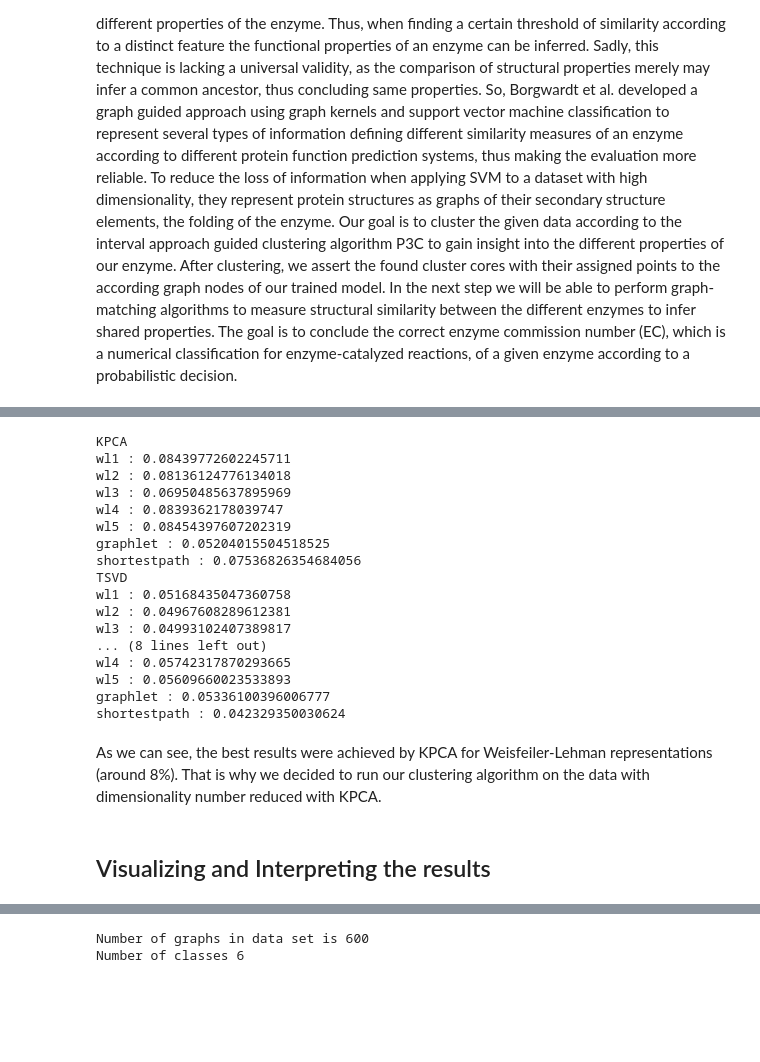
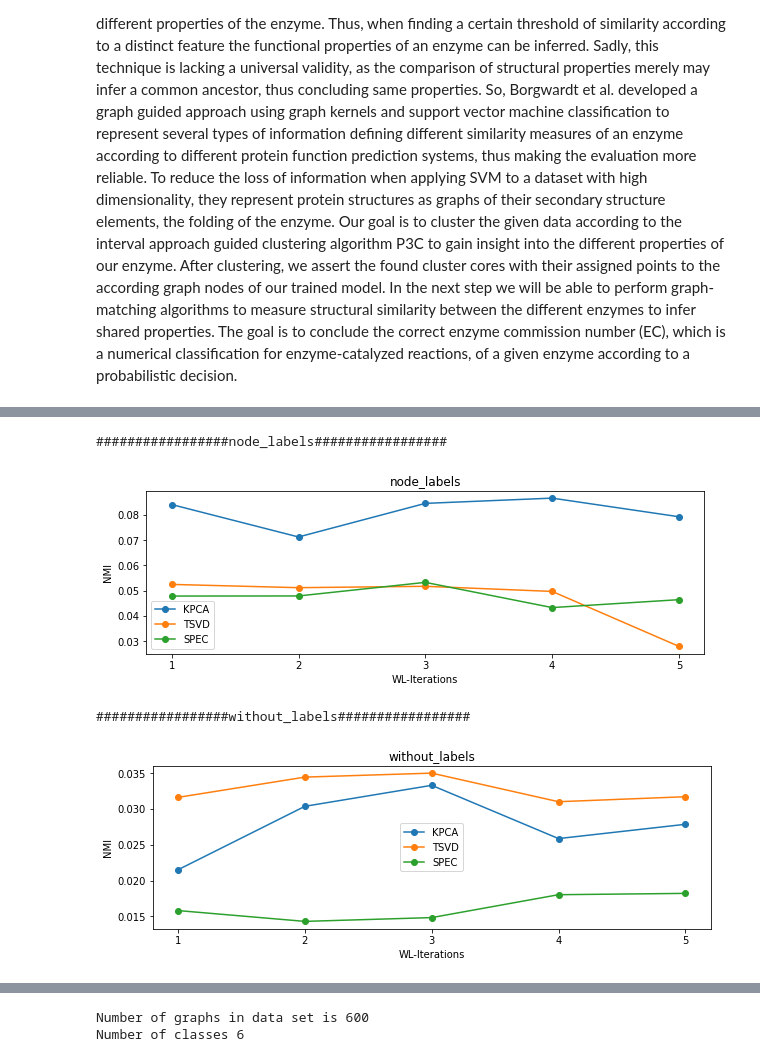
Before and after one commit to markkod/pc3-enzymes, a Jupyter notebook: Task 1.ipynb, the cells around one changed output, grey strips where cells are left out. Saved outputs shown, nothing was run; the diff lists cells and outputs as text; code cells hidden in the pictures; blank space fills up the shorter version.

```diff
--- a/Task 1.ipynb
+++ b/Task 1.ipynb
@@ -190,28 +227,0 @@ Subkmeans NMI:0.0497
-# %%
-res = {"KPCA":nmis_kpca,"TSVD": nmis_tsvd, "SPEC": nmis_spec}
-for key, value in res.items():
-    print(key)
-    for (representation, nmi) in value.items():
-        print(representation, ":", nmi)
-# %% [output]
-KPCA
-wl1 : 0.08439772602245711
-wl2 : 0.08136124776134018
-wl3 : 0.06950485637895969
-wl4 : 0.0839362178039747
-wl5 : 0.08454397607202319
-graphlet : 0.05204015504518525
-shortestpath : 0.07536826354684056
-TSVD
-wl1 : 0.05168435047360758
-wl2 : 0.04967608289612381
-wl3 : 0.04993102407389817
-... (8 lines left out)
-wl4 : 0.05742317870293665
-wl5 : 0.05609660023533893
-graphlet : 0.05336100396006777
-shortestpath : 0.042329350030624
-# %% [markdown]
-As we can see, the best results were achieved by KPCA for Weisfeiler-Lehman representations (around 8%). That is why we decided to run our clustering algorithm on the data with dimensionality number reduced with KPCA.
-# %% [markdown]
-## Visualizing and Interpreting the results
@@ -228,0 +228,7 @@ def visualize(G, color=None, figsize=(5,5)):
+# %%
+eda.plot_wl_nmi_comparison()
+# %% [output]
+#################node_labels#################
+[figure, added]
+#################without_labels#################
+[figure, added]
```
Also changed, not shown: parts of 36 cells of this notebook.
